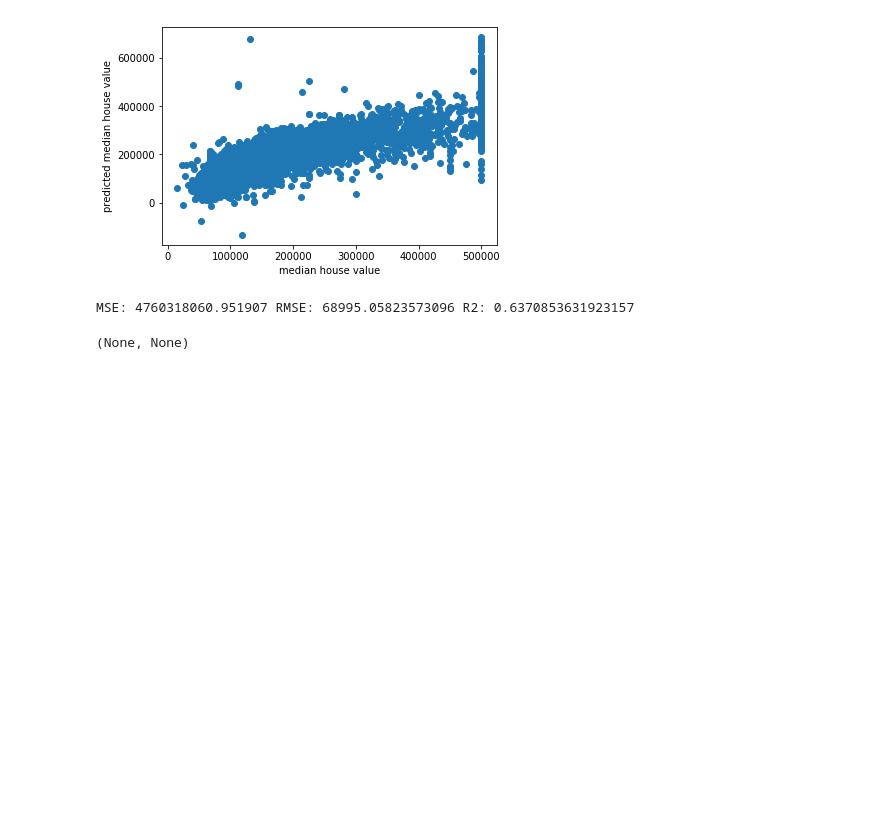
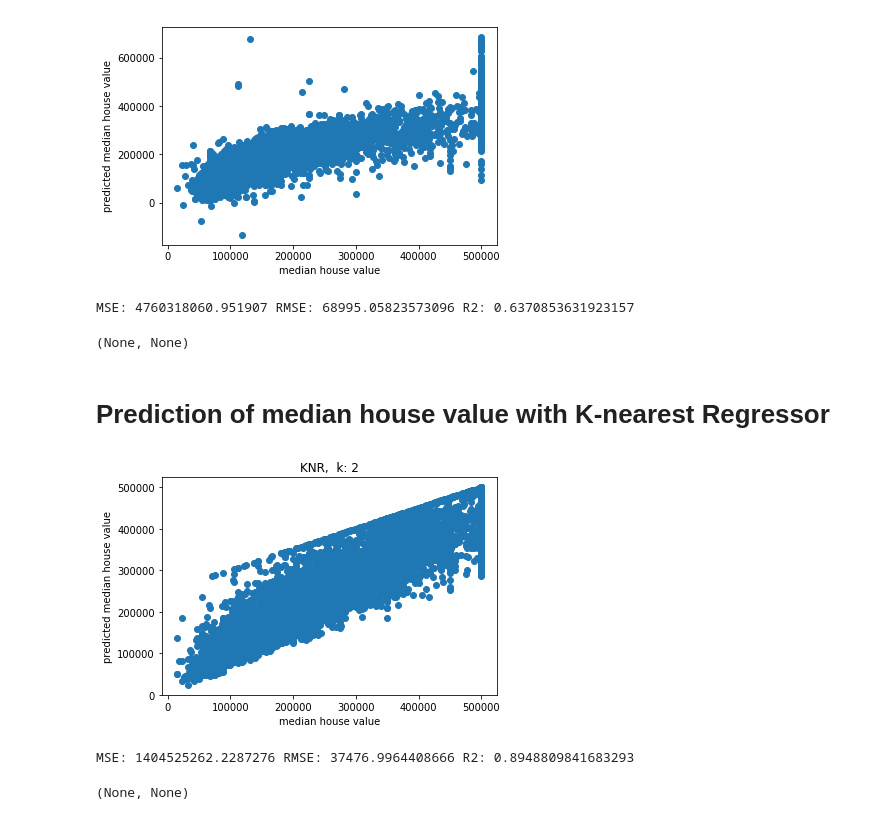
Before and after one commit to tthomik/20180807_descriptive-analysis, a Jupyter notebook: housing_20180822.ipynb, the cells around one changed output. Saved outputs shown, nothing was run; the diff lists cells and outputs as text; code cells hidden in the pictures; blank space fills up the shorter version.

```diff
--- a/housing_20180822.ipynb
+++ b/housing_20180822.ipynb
@@ -535,3 +550,49 @@ Lin_Reg("Test", train_set_imputed_std_scale, train_set_imputed_target, test_set_
 [figure]
 MSE: 4760318060.951907 RMSE: 68995.05823573096 R2: 0.6370853631923157
 (None, None)
+# %% [markdown]
+# Prediction of median house value with K-nearest Regressor
+# %%
+# leere Listen erstellen, in der die Daten gespeichert werden
+
+# Definition der Funktion für lineare Regression
+def KNR(name, train_set,train_label, test_set, test_label, k, weight, algo):
+    # train_set = skalierte Daten
+    # train_label = nur median_house_value Daten, aber nicht skaliert
+    # test_set = skalierte Testdaten
+    # test_label = nur median_house_value Daten, aber nicht skaliert
+
+    Name.append(name)
+    x = train_set.drop("median_house_value", axis=1)
+
+    # Fitten der Daten mittels K-nearest Regressor
+    knr = KNeighborsRegressor(n_neighbors= k, weights = weight, algorithm = algo)
+    knr.fit(x,train_label)
+    # Für richtige Angabe der Fehler, x = skalierte Daten, train_label = NICHT-skalierte Daten nur
+    # "median_house_value"
+
+    x_test = test_set.drop("median_house_value", axis = 1)
+    # Speicherung der predicten Werte in einer Variable
+    y_predict = knr.predict(x_test)
+
+    # Berechnung von MSE, RMSE und R2 mit NICHT-skalierten Daten
+    mse = mean_squared_error(test_label, y_predict)
+    MSE.append(mse)
+    rmse = np.sqrt(mse)
+    RMSE.append(rmse)
+    r2 = r2_score(test_label, y_predict)
+    R2_Score.append(r2)
+
+    # Darstellung in einem Scatter Plot
+    plt.scatter(test_label, y_predict)
+    plt.xlabel("median house value")
+    plt.ylabel("predicted median house value")
+    plt.title("KNR, "+ " k: " + str(k))
+
+    return plt.show(), print("MSE: " + str(mse) + " RMSE: " + str(rmse) + " R2: "+ str(r2))
+# %%
+KNR("Train on Train, k = 2", train_set_imputed_std_scale, train_set_imputed_target, train_set_imputed_std_scale, train_set_imputed_target, 2, "uniform", "brute")
+# %% [output]
+[figure, added]
+MSE: 1404525262.2287276 RMSE: 37476.9964408666 R2: 0.8948809841683293
+(None, None)
```
Also changed, not shown: parts of 20 cells of this notebook.
